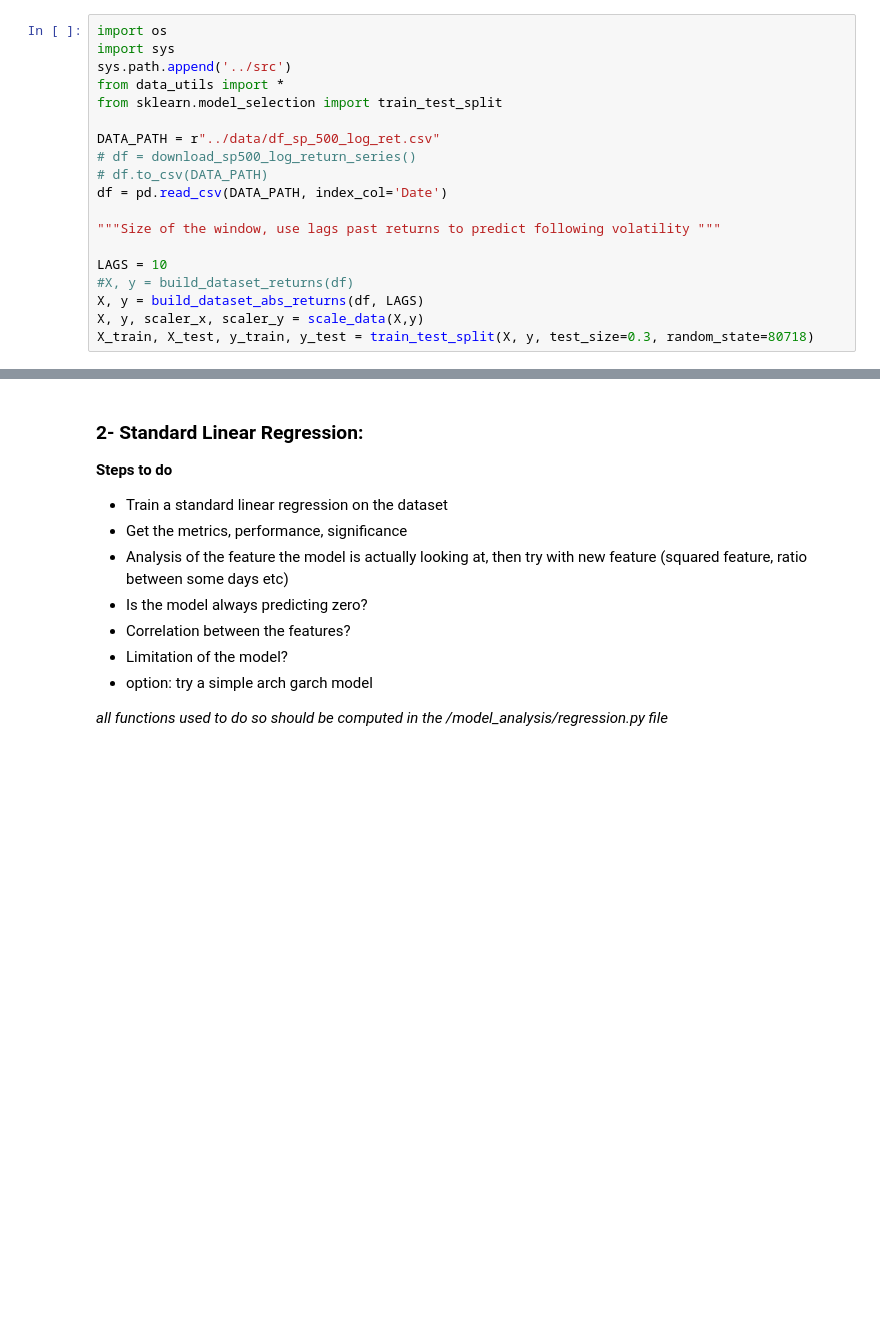
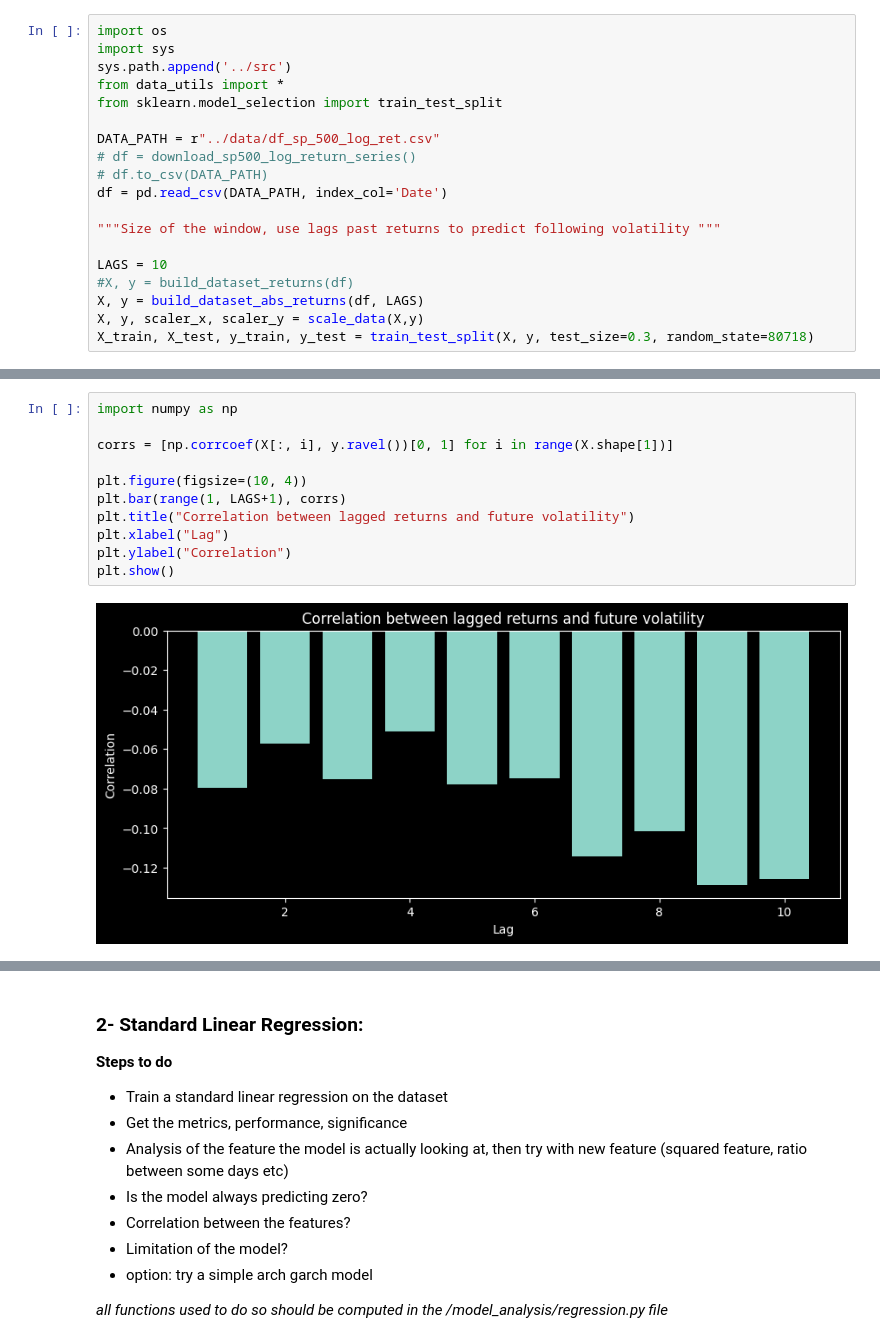
Before and after one commit to edouardblnc87/deep_learning_implementation, a Jupyter notebook: devoir_des_loulous/julien.ipynb, the cells around one changed output, grey strips where cells are left out. Cells and saved outputs as stored; diff of their text form; blank space fills up the shorter version.

```diff
--- a/devoir_des_loulous/julien.ipynb
+++ b/devoir_des_loulous/julien.ipynb
@@ -94,0 +126,13 @@ X_train, X_test, y_train, y_test = train_test_split(X, y, test_size=0.3, random_
+# %%
+import numpy as np
+
+corrs = [np.corrcoef(X[:, i], y.ravel())[0, 1] for i in range(X.shape[1])]
+
+plt.figure(figsize=(10, 4))
+plt.bar(range(1, LAGS+1), corrs)
+plt.title("Correlation between lagged returns and future volatility")
+plt.xlabel("Lag")
+plt.ylabel("Correlation")
+plt.show()
+# %% [output]
+[figure, added]
```
Also changed, not shown: parts of 3 cells of this notebook.
